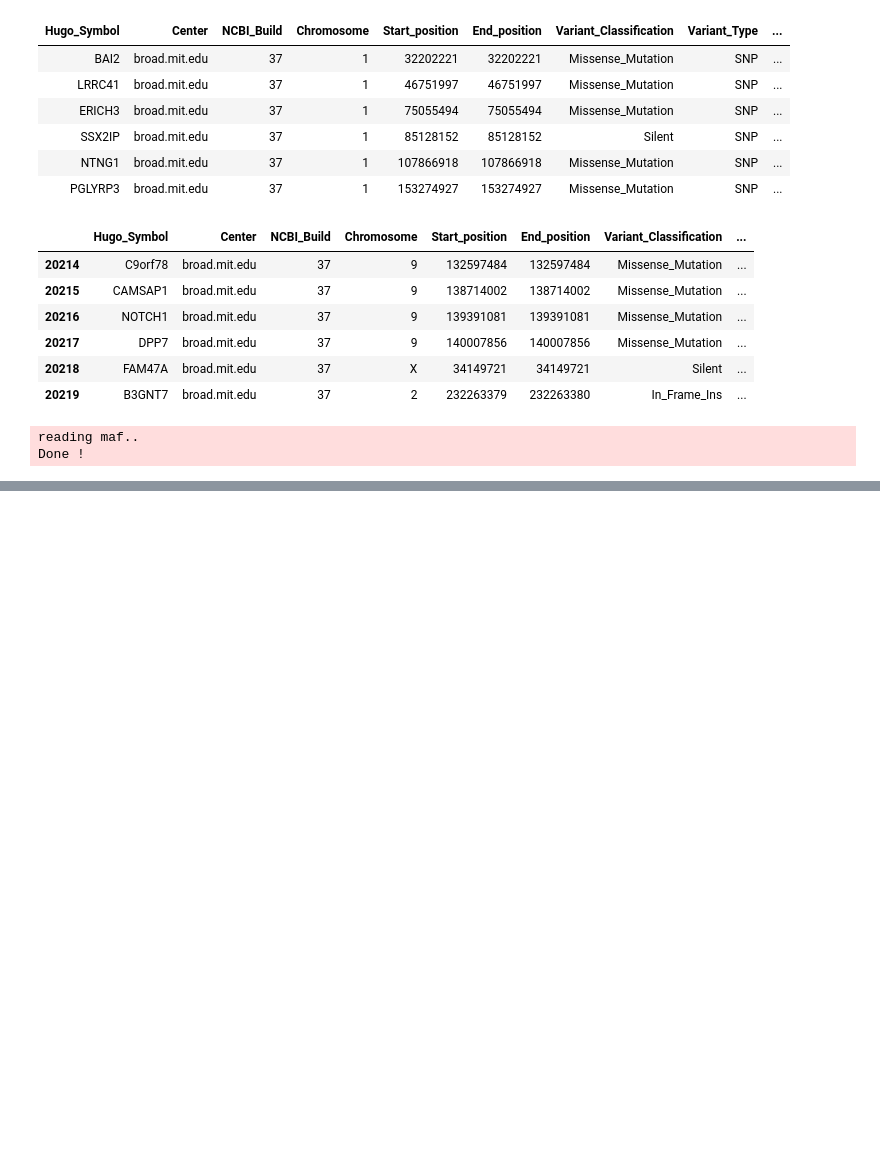
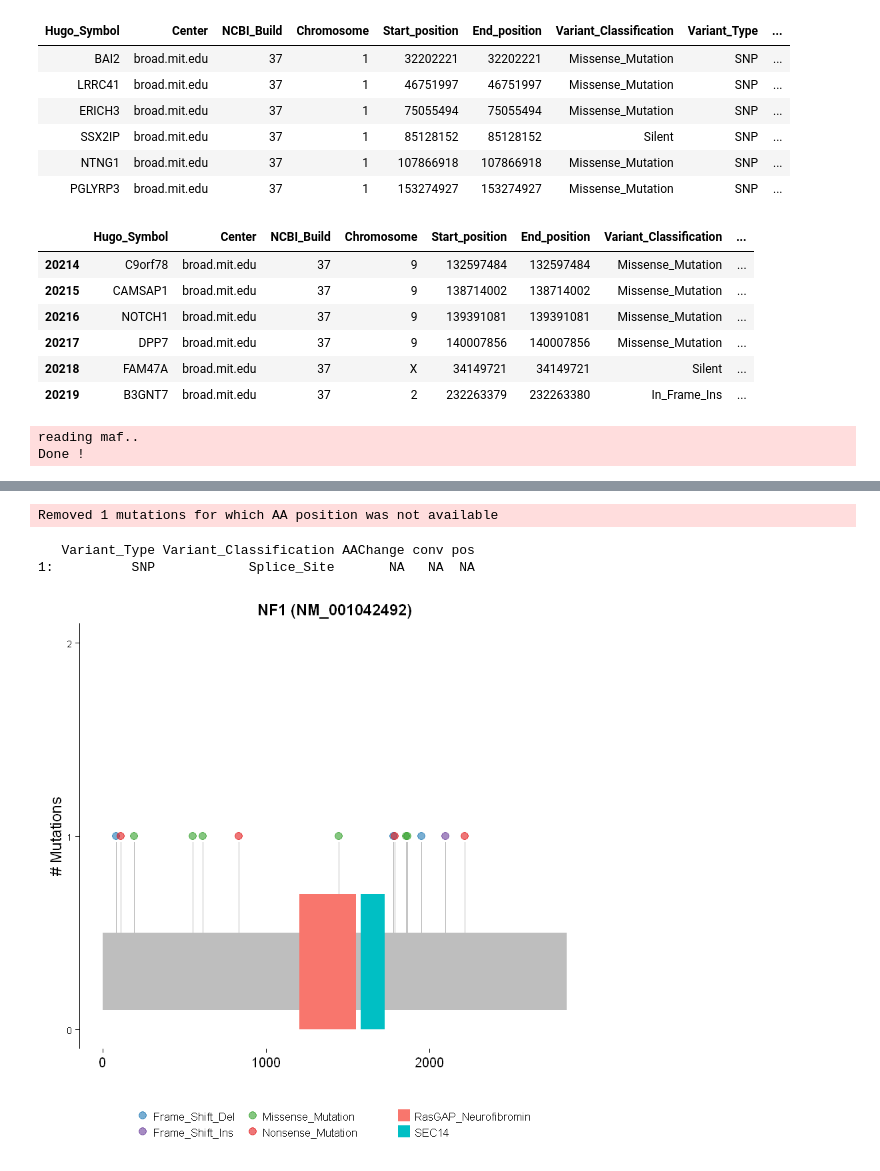
Before and after one commit to AwelEshetu/Intro_To_BioInfo, a Jupyter notebook: Awel_Eshetu_Fentaw_exercise1.ipynb, the cells around one changed output, grey strips where cells are left out. Drawn from its saved outputs; the diff is of its cells as text; code cells hidden in the pictures; blank space fills up the shorter version.

```diff
--- a/Awel_Eshetu_Fentaw_exercise1.ipynb
+++ b/Awel_Eshetu_Fentaw_exercise1.ipynb
@@ -89,0 +131,7 @@ Done !
+# %%
+plot_NF1 <- lollipopPlot(maf = maf, gene = 'NF1', AACol = "Protein_Change", refSeqID = "NM_001042492")
+# %% [output]
+Removed 1 mutations for which AA position was not available
+   Variant_Type Variant_Classification AAChange conv pos
+1:          SNP            Splice_Site       NA   NA  NA
+[figure, added]
```
Also changed, not shown: parts of 17 cells of this notebook.
